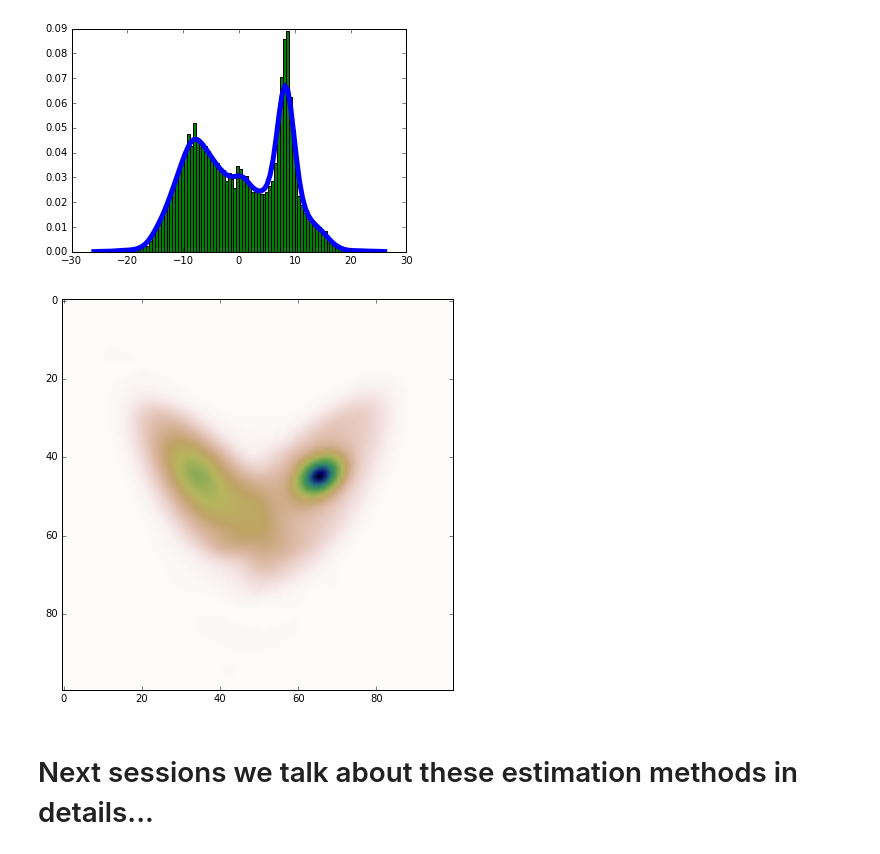
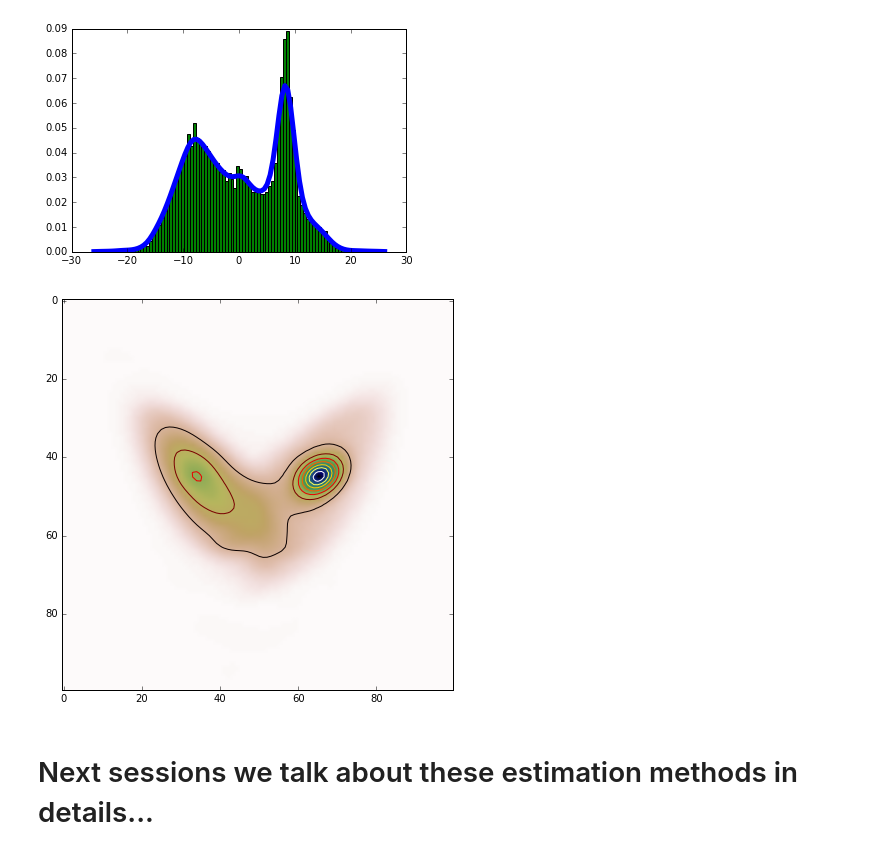
Before and after one commit to sevamoo/data_driven_modeling_2016, a Jupyter notebook: 2_Second_Session_20160927.ipynb, the cells around one changed output. Cells and saved outputs as stored; diff of their text form; code cells hidden in the pictures.

```diff
--- a/2_Second_Session_20160927.ipynb
+++ b/2_Second_Session_20160927.ipynb
@@ -933,34 +931,35 @@ plt.show()
 from scipy import stats
 def measure(n):
     "Measurement model, return two coupled measurements."
     m1 = np.random.normal(size=n)
     m2 = np.random.normal(scale=0.5, size=n)
     return m1+m2, m1-m2
 
 m1, m2 = measure(2000)
 m1, m2 = possible_positions_X, possible_positions_Z
 xmin = m1.min()
 xmax = m1.max()
 ymin = m2.min()
 ymax = m2.max()
 
 X, Y = np.mgrid[xmin:xmax:100j, ymin:ymax:100j]
 positions = np.vstack([X.ravel(), Y.ravel()])
 values = np.vstack([m1, m2])
 kernel = stats.gaussian_kde(values)
 Z = np.reshape(kernel(positions).T, X.shape)
 
 import matplotlib.pyplot as plt
 fig, ax = plt.subplots()
 
 ax.imshow(np.rot90(Z), cmap=plt.cm.gist_earth_r,)
+plt.contour(np.rot90(Z))
 # ax.plot(m1, m2, 'k.', markersize=2)
 # ax.set_xlim([xmin, xmax])
 # ax.set_ylim([ymin, ymax])
 fig.set_size_inches(7,7)
 plt.show()
 # %% [output]
-[figure, old version]
+[figure, new version]
 # %% [markdown]
 # Next sessions we talk about these estimation methods in details...
 # %% [markdown]
```
Also changed, not shown: parts of 8 cells of this notebook.
